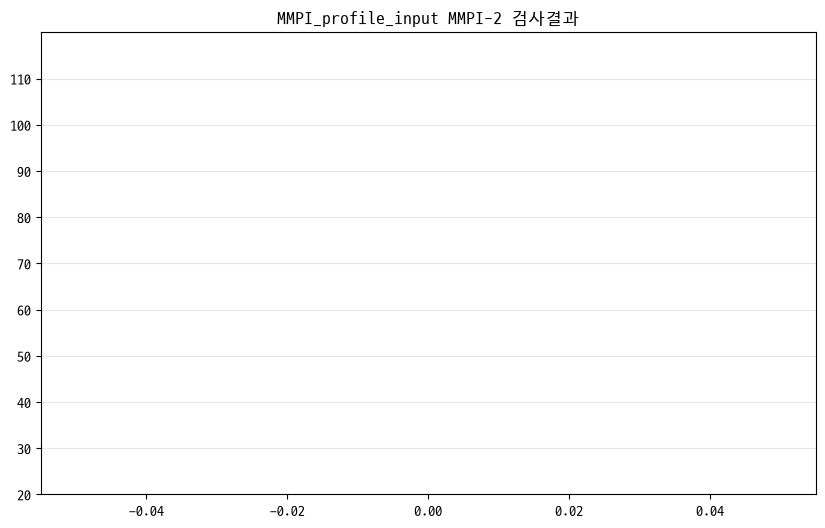
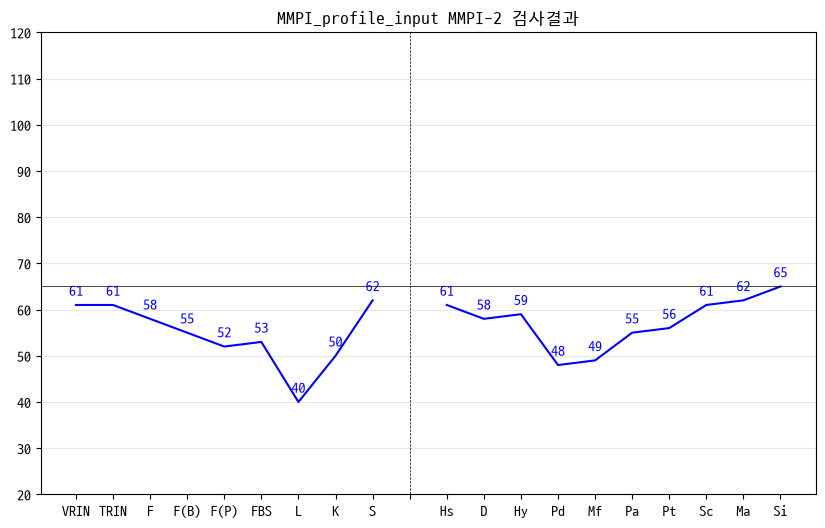
Code edit (unified diff) that turned the first committed figure into the second:
--- before
+++ after
@@ -2,5 +2,4 @@
 import numpy as np
 import matplotlib.pyplot as plt
-import seaborn as sns
 
 import warnings
@@ -11,27 +10,44 @@
 x1 = ["VRIN", "TRIN", "trin(T/F)", "F", "F(B)", "F(P)", "FBS", "L", "K", "S"]
 x2 = ["Hs", "D", "Hy", "Pd", "Mf", "Pa", "Pt", "Sc", "Ma", "Si"]
-print(x1 + x2)
+# print(x1 + x2)
 y1 = [61, 61, "T", 58, 55, 52, 53, 40, 50, 62]
 y2 = [61, 58, 59, 48, 49, 55, 56, 61, 62, 65]
 
-x = np.array(x1 + [""] + x2)
-y = np.array(y1 + [0] + y2)
+x = x1 + [""] + x2
+y = y1 + [None] + y2
 
 data = pd.DataFrame()
 data["x"] = x
 data["y"] = y
+# print(data)
 
-index = data[data["y"].apply(lambda x: isinstance(x, str))].index
-droppedData = data.drop(index=index, axis=0)
-print(droppedData)
+index = data[data["y"].apply(lambda y: isinstance(y, str))].index
+# print(index)
+droppedData = data.drop(index=index)
+# print(droppedData)
 
 plt.figure(figsize=(10, 6))
-plt.plot(
-    data=data
+figure = plt.plot(
+    droppedData["x"], droppedData["y"], color="blue"
 )
+
 plt.ylim(20, 120)
-plt.yticks(np.arange(20, 120, 10))
+plt.yticks(np.arange(20, 120+1, 10))
 plt.title("MMPI_profile_input MMPI-2 검사결과")
 plt.grid(True, axis="y", alpha=0.3)
+plt.axhline(y=65, color="black", linewidth=0.5)
+plt.axvline(x="", color="black", linewidth=0.5, linestyle="--")
+
+for i, txt in enumerate(droppedData["y"]):
+    if pd.isna(txt):
+        continue
+    
+    plt.text(
+        x=droppedData["x"].iloc[i], 
+        y=droppedData["y"].iloc[i]+2,           # 선에 텍스트가 겹치지 않도록 y값에 여유(offset)를 줌
+        s=str(txt),            # 표기할 값
+        color='blue',       # 글자 색상
+        ha='center'          # 정렬: 가운데 정렬
+    )
 
 plt.show()

Commit: 기준선 생성